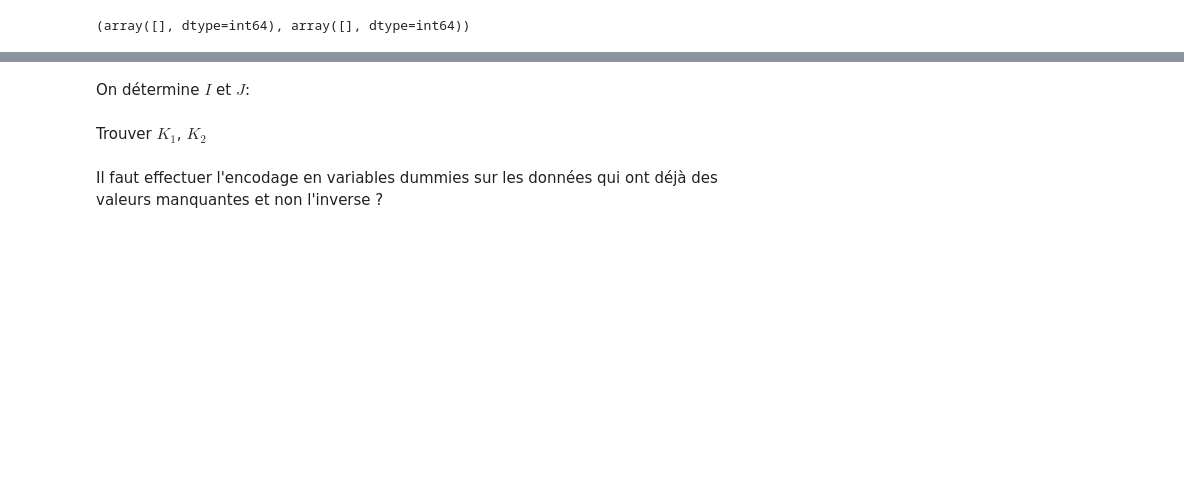
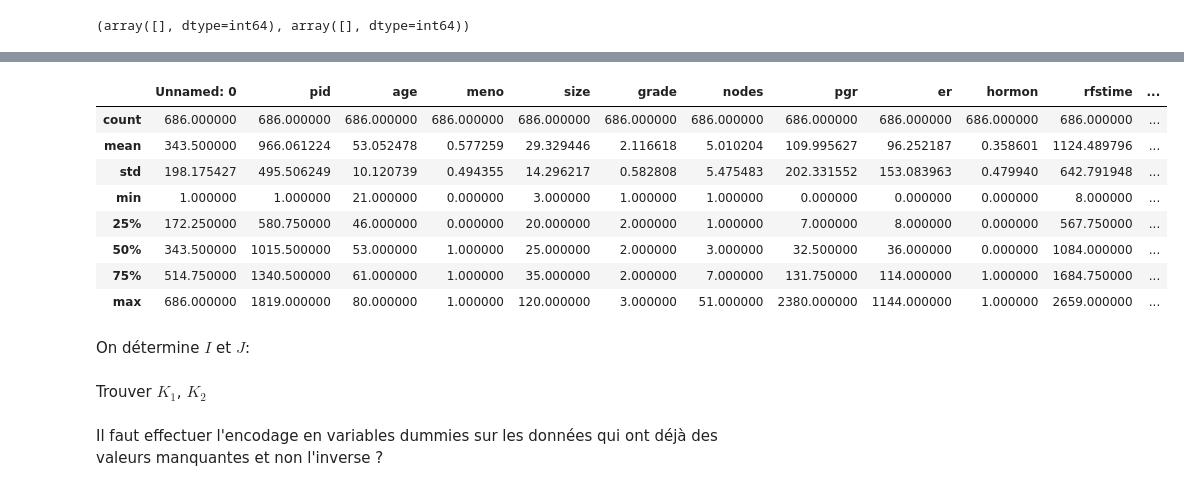
Before and after one commit to laufuentes/Projet-GL---Principal-Component-method-Missing-Values, a Jupyter notebook: FAMD.ipynb, the cells around one changed output, grey strips where cells are left out. Drawn from its saved outputs; the diff is of its cells as text; code cells hidden in the pictures; blank space fills up the shorter version.

```diff
--- a/FAMD.ipynb
+++ b/FAMD.ipynb
@@ -12,3 +28,15 @@ np.where(gbsg.isna()==True)
+# %%
+gbsg.describe()
+# %% [output]
+|  | Unnamed: 0 | pid | age | meno | size | grade | nodes | pgr | er | hormon | rfstime | ... |
+| count | 686.000000 | 686.000000 | 686.000000 | 686.000000 | 686.000000 | 686.000000 | 686.000000 | 686.000000 | 686.000000 | 686.000000 | 686.000000 | ... |
+| mean | 343.500000 | 966.061224 | 53.052478 | 0.577259 | 29.329446 | 2.116618 | 5.010204 | 109.995627 | 96.252187 | 0.358601 | 1124.489796 | ... |
+| std | 198.175427 | 495.506249 | 10.120739 | 0.494355 | 14.296217 | 0.582808 | 5.475483 | 202.331552 | 153.083963 | 0.479940 | 642.791948 | ... |
+| min | 1.000000 | 1.000000 | 21.000000 | 0.000000 | 3.000000 | 1.000000 | 1.000000 | 0.000000 | 0.000000 | 0.000000 | 8.000000 | ... |
+| 25% | 172.250000 | 580.750000 | 46.000000 | 0.000000 | 20.000000 | 2.000000 | 1.000000 | 7.000000 | 8.000000 | 0.000000 | 567.750000 | ... |
+| 50% | 343.500000 | 1015.500000 | 53.000000 | 1.000000 | 25.000000 | 2.000000 | 3.000000 | 32.500000 | 36.000000 | 0.000000 | 1084.000000 | ... |
+| 75% | 514.750000 | 1340.500000 | 61.000000 | 1.000000 | 35.000000 | 2.000000 | 7.000000 | 131.750000 | 114.000000 | 1.000000 | 1684.750000 | ... |
+| max | 686.000000 | 1819.000000 | 80.000000 | 1.000000 | 120.000000 | 3.000000 | 51.000000 | 2380.000000 | 1144.000000 | 1.000000 | 2659.000000 | ... |
 # %% [markdown]
 On détermine $I$ et $J$:
 # %%
```
Also changed, not shown: parts of 7 cells of this notebook.
